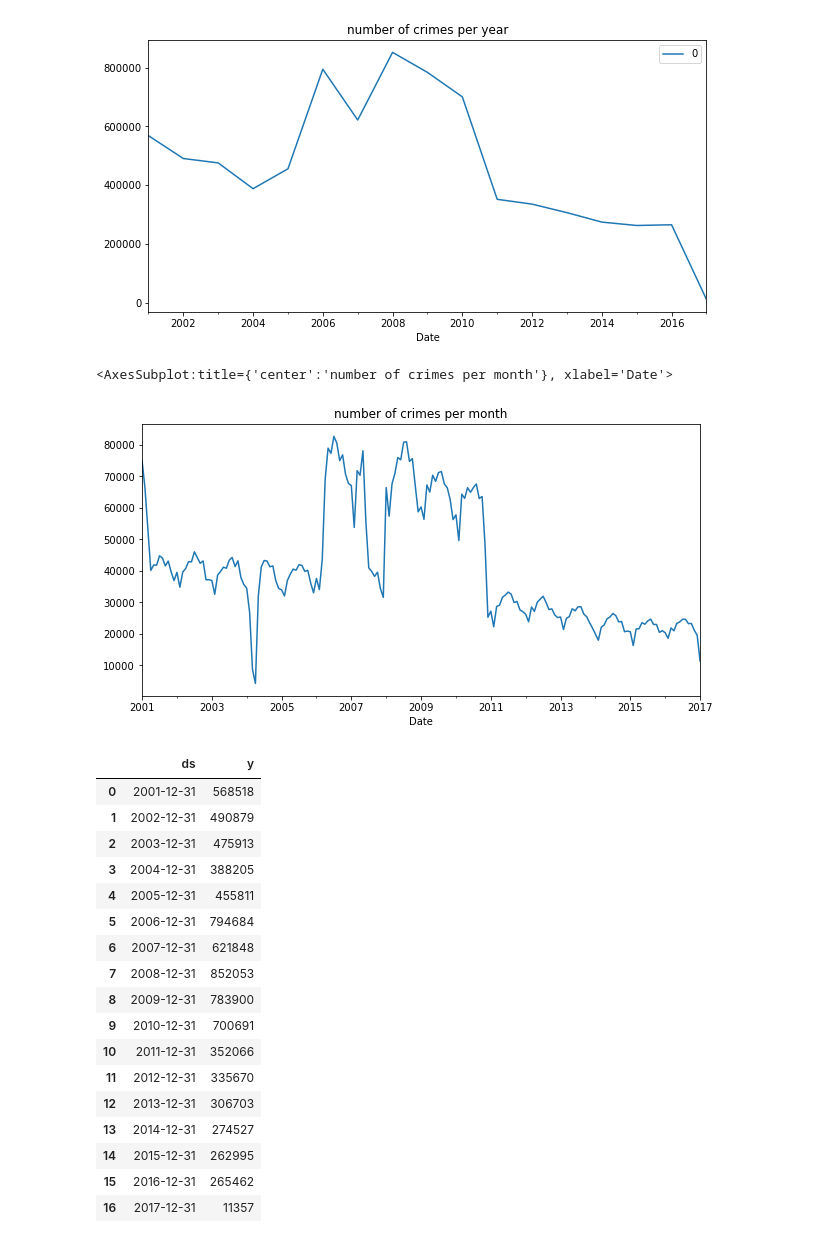
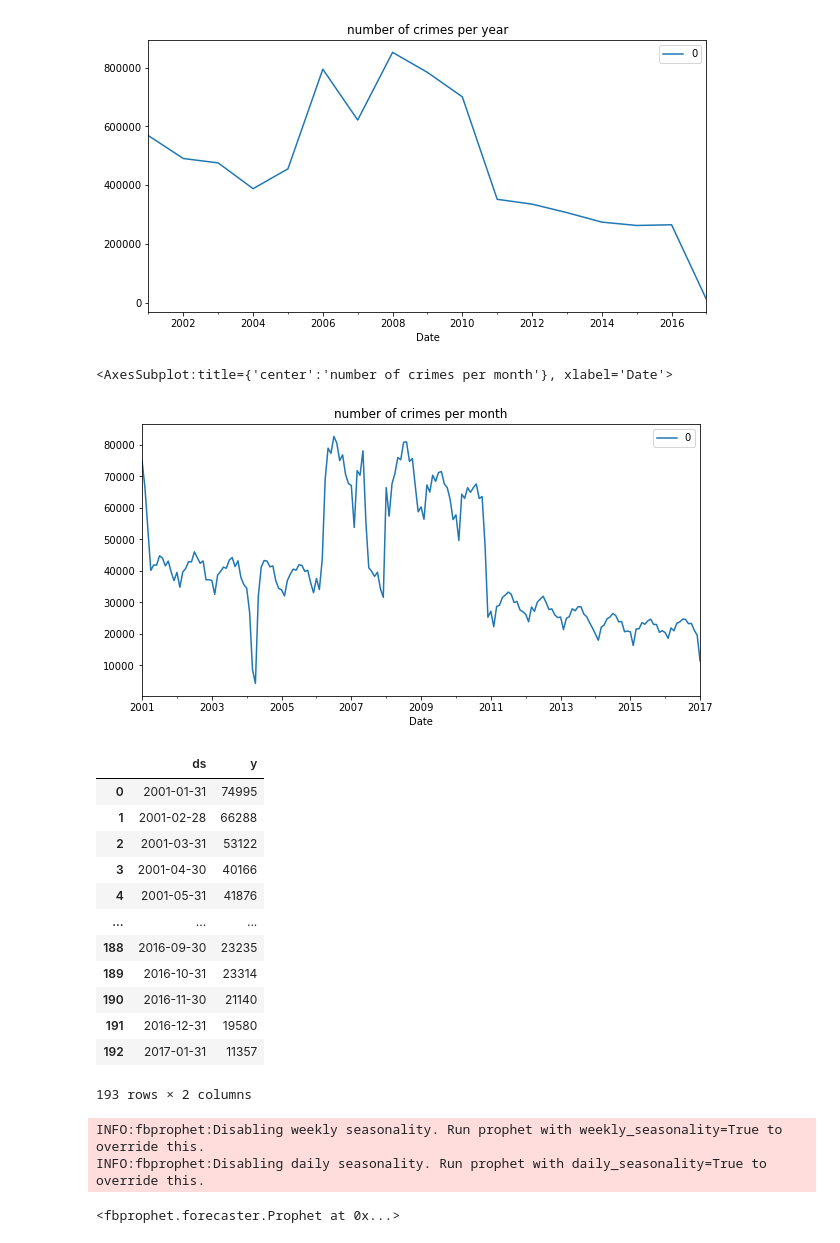
Before and after one commit to hamednasr/Chicago-Crime-Rate-Prediction, a Jupyter notebook: Chicago Crime Rate my code.ipynb, the cells around one changed output. Drawn from its saved outputs; the diff is of its cells as text; code cells hidden in the pictures.

```diff
--- a/Chicago Crime Rate my code.ipynb
+++ b/Chicago Crime Rate my code.ipynb
@@ -203,34 +203,29 @@ chicago_crime_year.plot(kind = 'line',figsize=(10,5),title='number of crimes per
 <AxesSubplot:title={'center':'number of crimes per year'}, xlabel='Date'>
 [figure]
 # %%
-chicago_crime_month = chicago_crime.resample('m').size()
+chicago_crime_month = pd.DataFrame(chicago_crime.resample('m').size())
 # %%
 chicago_crime_month.plot(kind = 'line',figsize=(10,5),title='number of crimes per month')
 # %% [output]
 <AxesSubplot:title={'center':'number of crimes per month'}, xlabel='Date'>
-[figure, old version]
+[figure, new version]
 # %%
-chicago_crime_year.reset_index(inplace=True)
+chicago_crime_month.reset_index(inplace=True)
 # %%
-chicago_crime_year.columns = ['ds','y']
+chicago_crime_month.columns = ['ds','y']
-# %%
-chicago_crime_year
-# %% [output]
-|  | ds | y |
-| 0 | 2001-12-31 | 568518 |
-| 1 | 2002-12-31 | 490879 |
-| 2 | 2003-12-31 | 475913 |
-| 3 | 2004-12-31 | 388205 |
-| 4 | 2005-12-31 | 455811 |
-| 5 | 2006-12-31 | 794684 |
-| 6 | 2007-12-31 | 621848 |
-| 7 | 2008-12-31 | 852053 |
-| 8 | 2009-12-31 | 783900 |
-| 9 | 2010-12-31 | 700691 |
-| 10 | 2011-12-31 | 352066 |
-| 11 | 2012-12-31 | 335670 |
-| 12 | 2013-12-31 | 306703 |
-| 13 | 2014-12-31 | 274527 |
-| 14 | 2015-12-31 | 262995 |
-| 15 | 2016-12-31 | 265462 |
-| 16 | 2017-12-31 | 11357 |
+# %%
+chicago_crime_month
+# %% [output]
+|  | ds | y |
+| 0 | 2001-01-31 | 74995 |
+| 1 | 2001-02-28 | 66288 |
+| 2 | 2001-03-31 | 53122 |
+| 3 | 2001-04-30 | 40166 |
+| 4 | 2001-05-31 | 41876 |
+| ... | ... | ... |
+| 188 | 2016-09-30 | 23235 |
+| 189 | 2016-10-31 | 23314 |
+| 190 | 2016-11-30 | 21140 |
+| 191 | 2016-12-31 | 19580 |
+| 192 | 2017-01-31 | 11357 |
+193 rows × 2 columns
@@ -236,0 +234,6 @@ chicago_crime_year
+# %%
+m.fit(chicago_crime_month)
+# %% [output]
+INFO:fbprophet:Disabling weekly seasonality. Run prophet with weekly_seasonality=True to override this.
+INFO:fbprophet:Disabling daily seasonality. Run prophet with daily_seasonality=True to override this.
+<fbprophet.forecaster.Prophet at 0x...>
```
Also changed, not shown: parts of 6 cells of this notebook.
